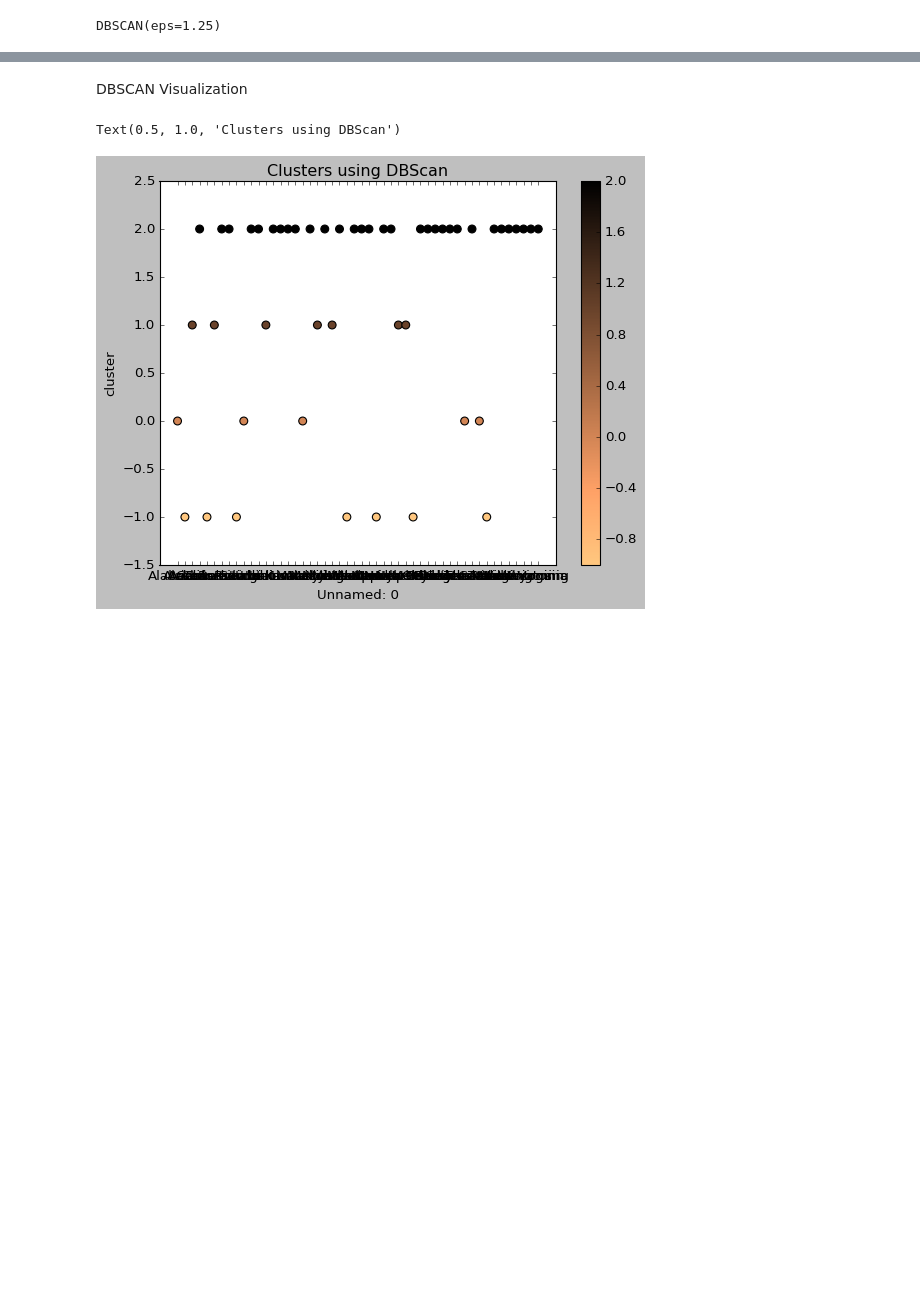
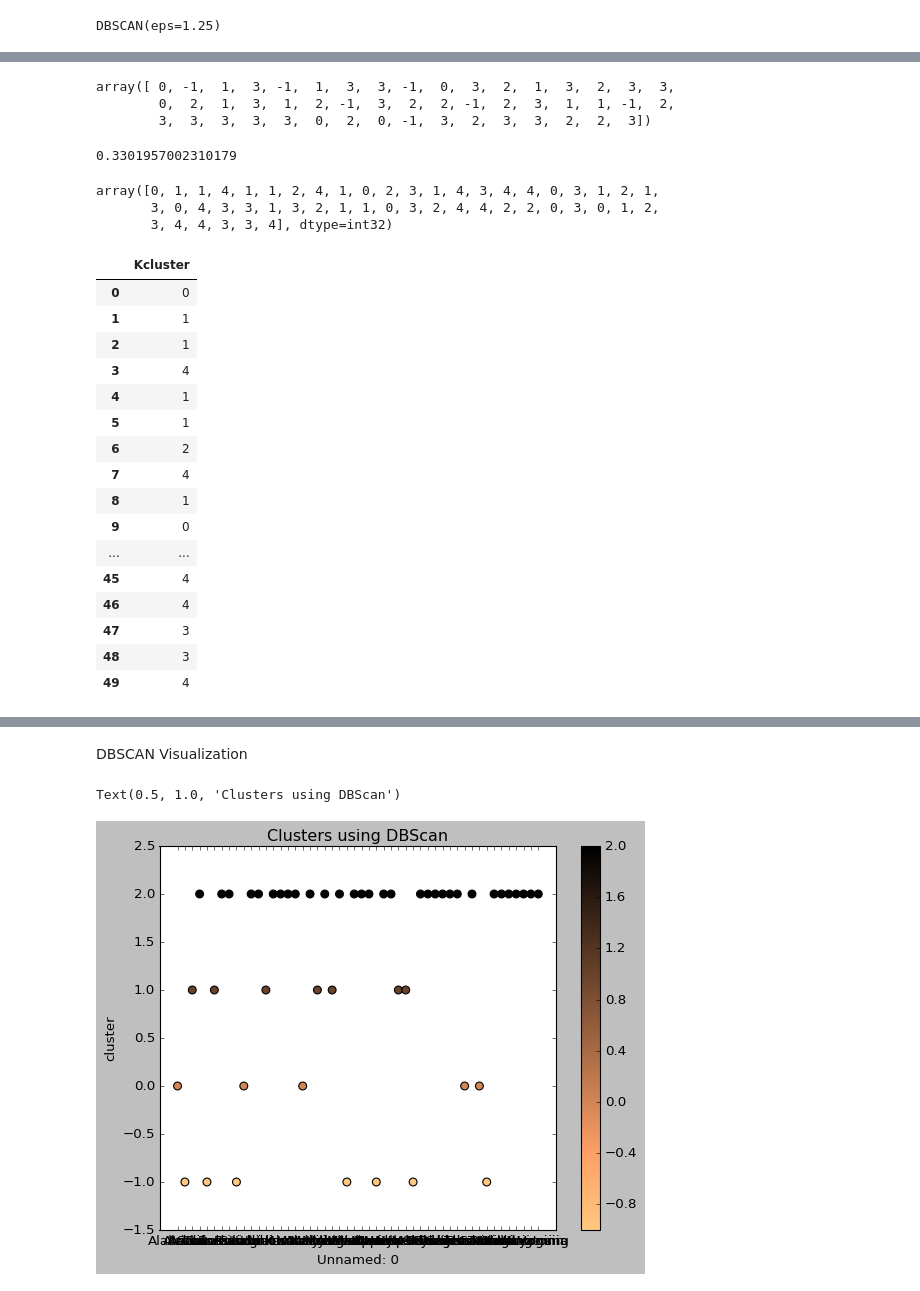
Before and after one commit to nagendrap418/data-mining, a Jupyter notebook: crime(cluster).ipynb, the cells around one changed output, grey strips where cells are left out. Saved outputs shown, nothing was run; the diff lists cells and outputs as text; code cells hidden in the pictures; blank space fills up the shorter version.

```diff
--- a/crime(cluster).ipynb
+++ b/crime(cluster).ipynb
@@ -335,0 +325,12 @@ df
+# %%
+d1=dbscan.labels_
+d1
+# %% [output]
+array([ 0, -1,  1,  3, -1,  1,  3,  3, -1,  0,  3,  2,  1,  3,  2,  3,  3,
+        0,  2,  1,  3,  1,  2, -1,  3,  2,  2, -1,  2,  3,  1,  1, -1,  2,
+        3,  3,  3,  3,  3,  0,  2,  0, -1,  3,  2,  3,  3,  2,  2,  3])
+# %%
+import sklearn
+sklearn.metrics.silhouette_score(X, d1)
+# %% [output]
+0.3301957002310179
@@ -335,0 +341,27 @@ df
+# %%
+y_kmeans
+# %% [output]
+array([0, 1, 1, 4, 1, 1, 2, 4, 1, 0, 2, 3, 1, 4, 3, 4, 4, 0, 3, 1, 2, 1,
+       3, 0, 4, 3, 3, 1, 3, 2, 1, 1, 0, 3, 2, 4, 4, 2, 2, 0, 3, 0, 1, 2,
+       3, 4, 4, 3, 3, 4], dtype=int32)
+# %%
+cl1=pd.DataFrame(y_kmeans,columns=['Kcluster'])
+cl1
+# %% [output]
+|  | Kcluster |
+| 0 | 0 |
+| 1 | 1 |
+| 2 | 1 |
+| 3 | 4 |
+| 4 | 1 |
+| 5 | 1 |
+| 6 | 2 |
+| 7 | 4 |
+| 8 | 1 |
+| 9 | 0 |
+| ... | ... |
+| 45 | 4 |
+| 46 | 4 |
+| 47 | 3 |
+| 48 | 3 |
+| 49 | 4 |
```
Also changed, not shown: parts of 22 cells of this notebook.
